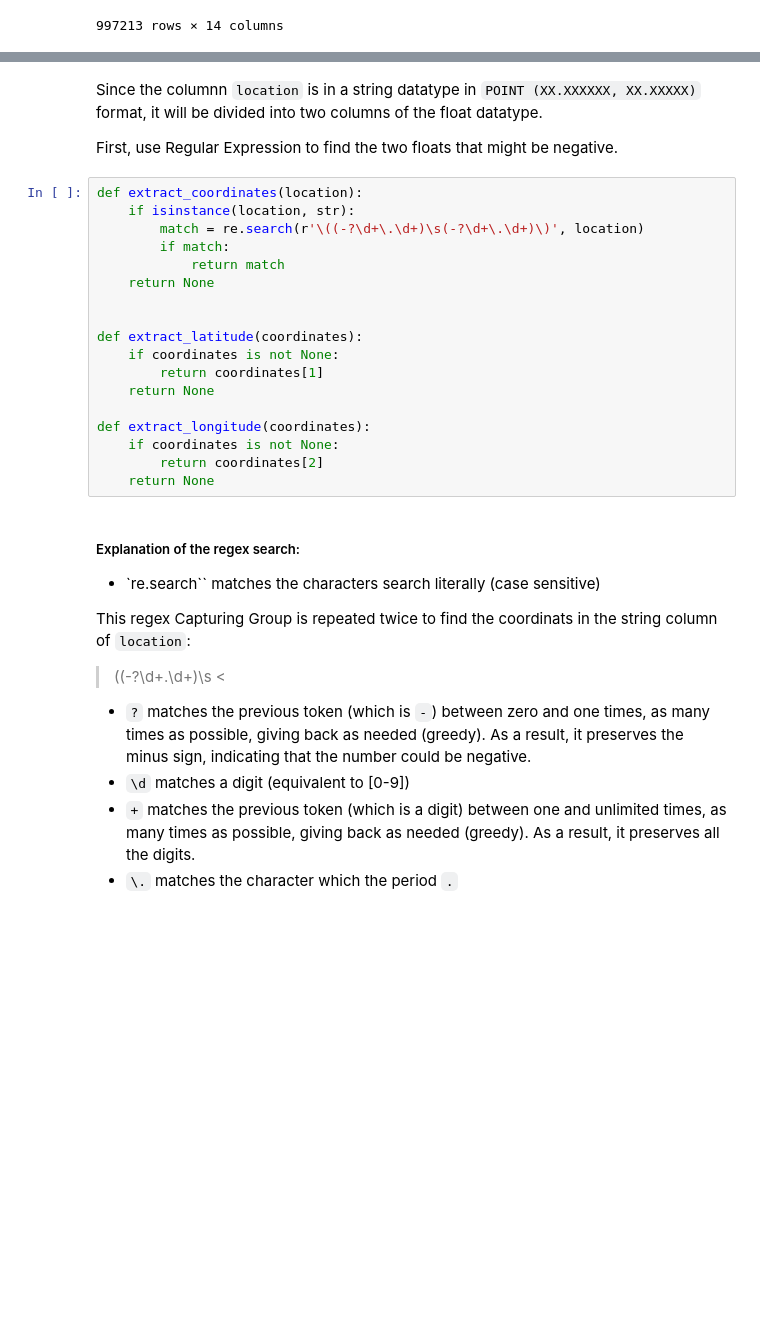
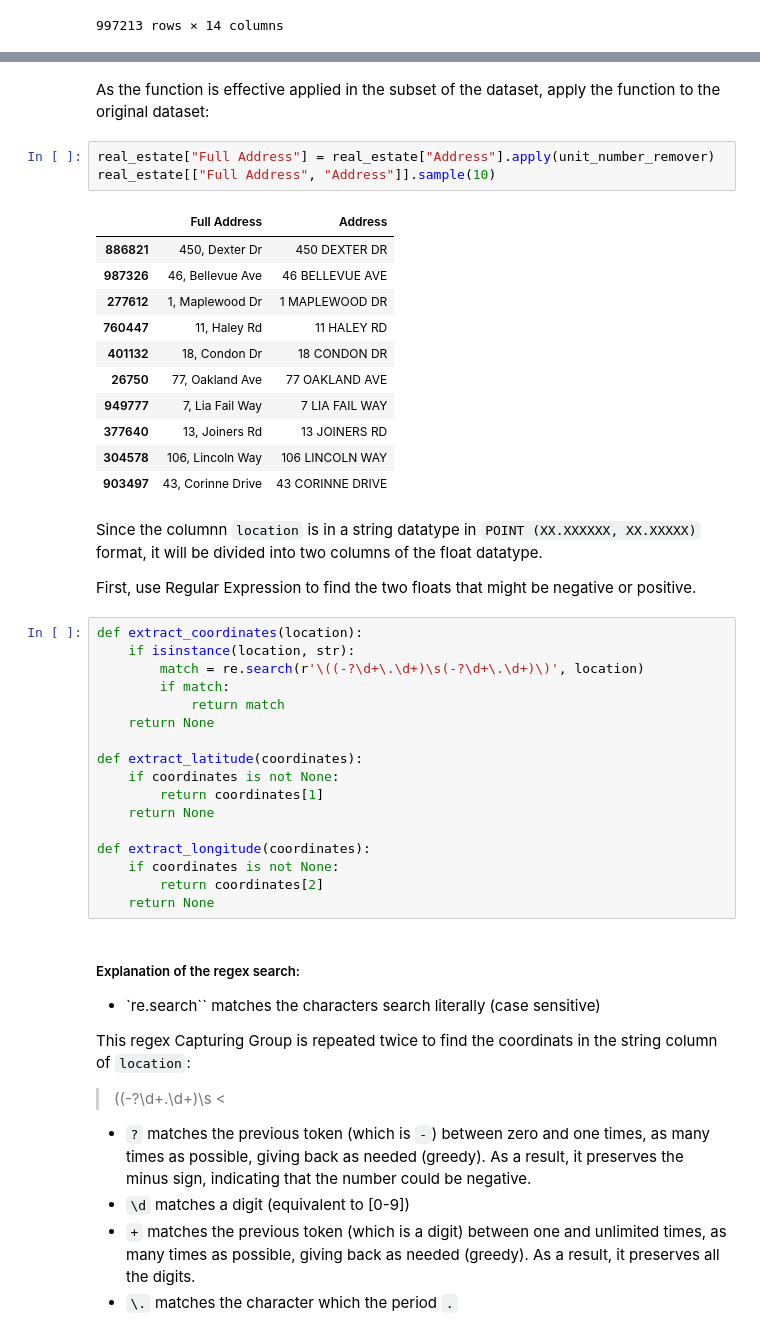
Before and after one commit to haesun-jung/capstone, a Jupyter notebook: Data Engineering/Data Cleaning/Basic Data Cleaning Before Filtering.ipynb, the cells around one changed output, grey strips where cells are left out. Saved outputs shown, nothing was run; the diff lists cells and outputs as text; blank space fills up the shorter version.

```diff
--- a/Data Cleaning/Basic Data Cleaning Before Filtering.ipynb
+++ b/Data Engineering/Data Cleaning/Basic Data Cleaning Before Filtering.ipynb
@@ -113,7 +137,24 @@ real_estate.sample(20)
+# %% [markdown]
+As the function is effective applied in the subset of the dataset, apply the function to the original dataset:
+# %%
+real_estate["Full Address"] = real_estate["Address"].apply(unit_number_remover)
+real_estate[["Full Address", "Address"]].sample(10)
+# %% [output]
+|  | Full Address | Address |
+| 886821 | 450, Dexter Dr | 450 DEXTER DR |
+| 987326 | 46, Bellevue Ave | 46 BELLEVUE AVE |
+| 277612 | 1, Maplewood Dr | 1 MAPLEWOOD DR |
+| 760447 | 11, Haley Rd | 11 HALEY RD |
+| 401132 | 18, Condon Dr | 18 CONDON DR |
+| 26750 | 77, Oakland Ave | 77 OAKLAND AVE |
+| 949777 | 7, Lia Fail Way | 7 LIA FAIL WAY |
+| 377640 | 13, Joiners Rd | 13 JOINERS RD |
+| 304578 | 106, Lincoln Way | 106 LINCOLN WAY |
+| 903497 | 43, Corinne Drive | 43 CORINNE DRIVE |
 # %% [markdown]
 Since the columnn `location` is in a string datatype in `POINT (XX.XXXXXX, XX.XXXXX)` format, it will be divided into two columns of the float datatype.
 
-First, use Regular Expression to find the two floats that might be negative.
+First, use Regular Expression to find the two floats that might be negative or positive.
 # %%
 def extract_coordinates(location):
     if isinstance(location, str):
@@ -121,7 +162,6 @@ def extract_coordinates(location):
         if match:
             return match
     return None
-
 
 def extract_latitude(coordinates):
     if coordinates is not None:
```
Also changed, not shown: parts of 18 cells of this notebook, 12 other files.
